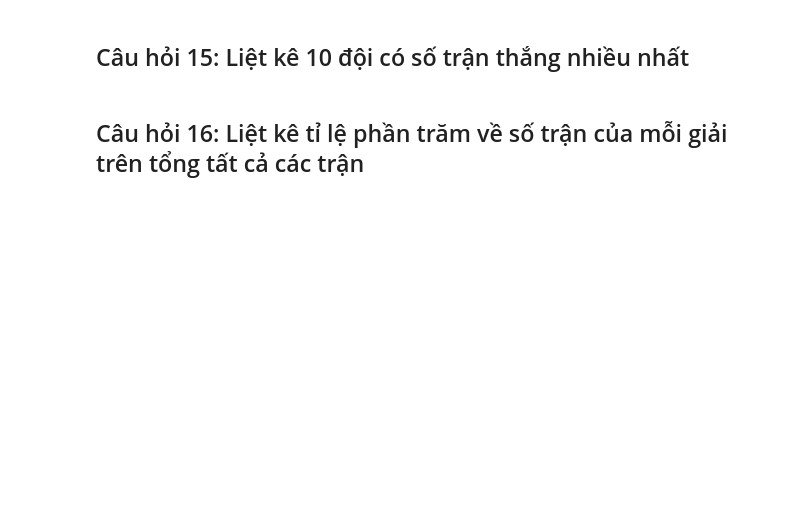
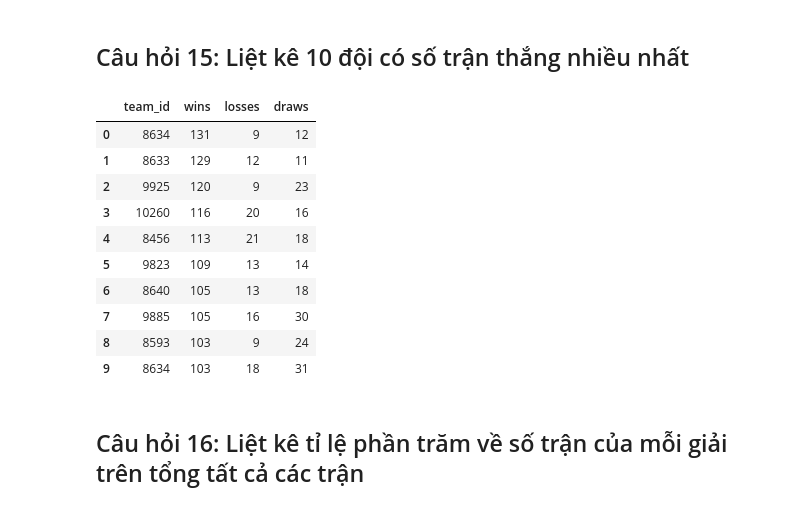
Before and after one commit to Phatban/MMC_Exercises, a Jupyter notebook: Module_2/DSMMC2_Buoi07_Phatban/Project_#1.ipynb, the cells around one changed output. Cells and saved outputs as stored; diff of their text form; code cells hidden in the pictures; blank space fills up the shorter version.

```diff
--- a/Module_2/DSMMC2_Buoi07_Phatban/Project_#1.ipynb
+++ b/Module_2/DSMMC2_Buoi07_Phatban/Project_#1.ipynb
@@ -444,2 +556,40 @@ result_11
+# %%
+# ĐIỀN CODE VÀO ĐÂY
+result_15 = pd.read_sql("""
+                        SELECT
+                            team_id, wins, losses, draws
+                        FROM (
+                            SELECT
+                                home_team_api_id AS team_id,
+                                SUM(CASE WHEN home_team_goal > away_team_goal THEN 1 ELSE 0 END) AS wins,
+                                SUM(CASE WHEN home_team_goal < away_team_goal THEN 1 ELSE 0 END) AS losses,
+                                SUM(CASE WHEN home_team_goal = away_team_goal THEN 1 ELSE 0 END) AS draws
+                            FROM Match
+                            GROUP BY home_team_api_id
+                            UNION
+                            SELECT
+                                away_team_api_id AS team_id,
+                                SUM(CASE WHEN away_team_goal > home_team_goal THEN 1 ELSE 0 END) AS wins,
+                                SUM(CASE WHEN away_team_goal < home_team_goal THEN 1 ELSE 0 END) AS losses,
+                                SUM(CASE WHEN away_team_goal = home_team_goal THEN 1 ELSE 0 END) AS draws
+                            FROM Match
+                            GROUP BY away_team_api_id
+                        )
+                        ORDER BY wins DESC
+                        LIMIT 10
+                       ;""", conn)
+result_15
+# %% [output]
+|  | team_id | wins | losses | draws |
+| 0 | 8634 | 131 | 9 | 12 |
+| 1 | 8633 | 129 | 12 | 11 |
+| 2 | 9925 | 120 | 9 | 23 |
+| 3 | 10260 | 116 | 20 | 16 |
+| 4 | 8456 | 113 | 21 | 18 |
+| 5 | 9823 | 109 | 13 | 14 |
+| 6 | 8640 | 105 | 13 | 18 |
+| 7 | 9885 | 105 | 16 | 30 |
+| 8 | 8593 | 103 | 9 | 24 |
+| 9 | 8634 | 103 | 18 | 31 |
 # %% [markdown]
 ## Câu hỏi 16: Liệt kê tỉ lệ phần trăm về số trận của mỗi giải trên tổng tất cả các trận
```
Also changed, not shown: parts of 21 cells of this notebook, 2 other files.
